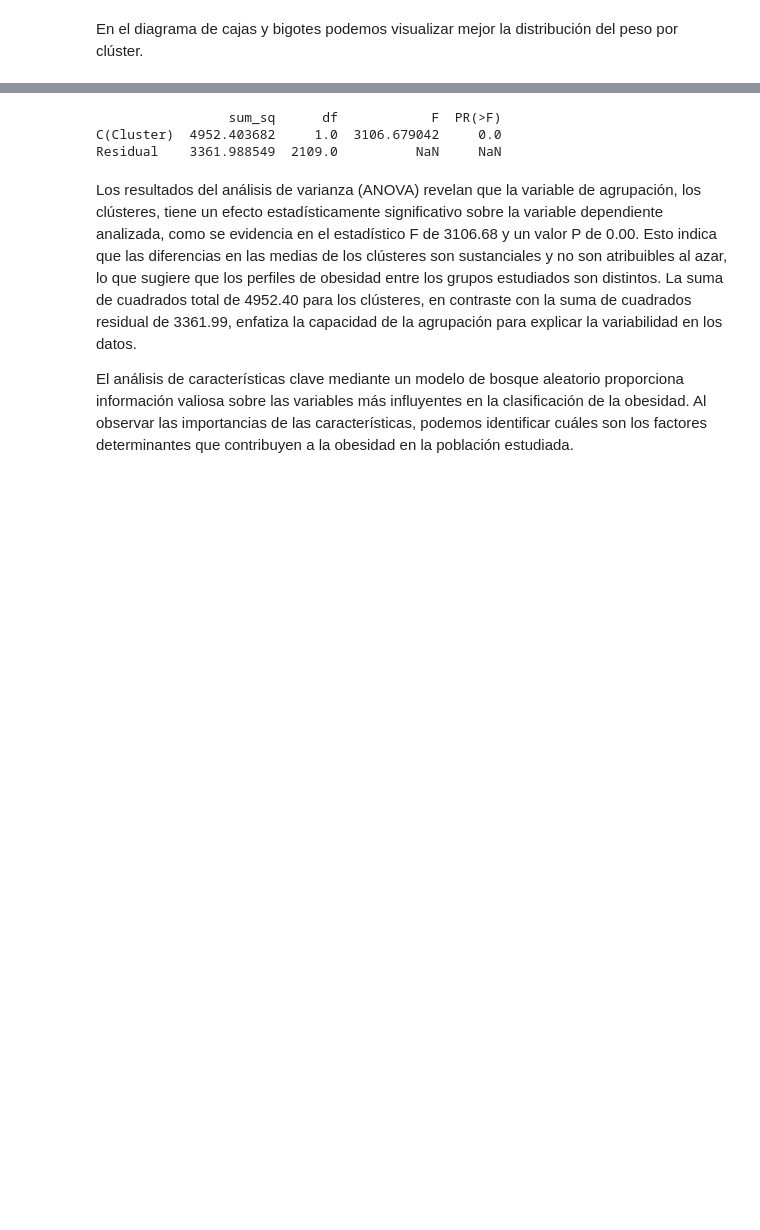
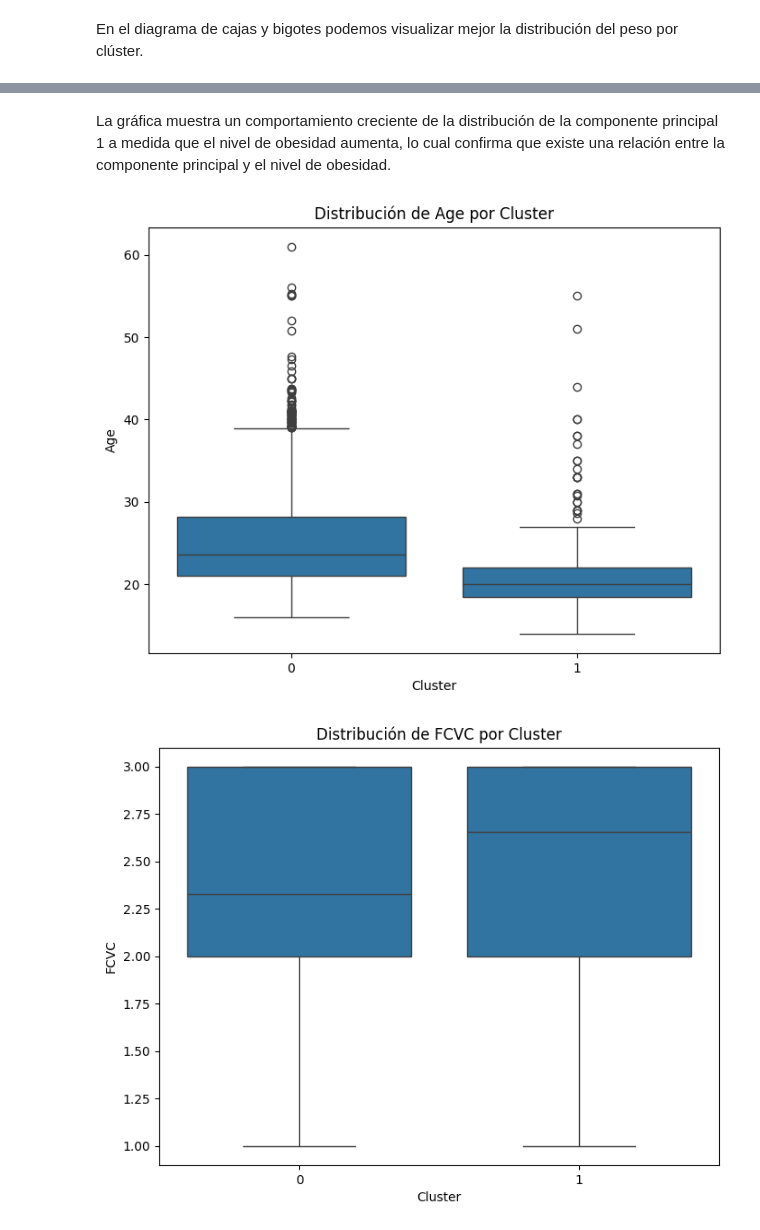
Before and after one commit to leidysvalencia/MachineLearning1-Proyecto-final, a Jupyter notebook: Proyecto3/Proyecto 3 - Agrupación de datos sobre obesidad.ipynb, the cells around one changed output, grey strips where cells are left out. Cells and saved outputs as stored; diff of their text form; code cells hidden in the pictures; blank space fills up the shorter version.

```diff
--- a/Proyecto3/Proyecto 3 - Agrupación de datos sobre obesidad.ipynb
+++ b/Proyecto3/Proyecto 3 - Agrupación de datos sobre obesidad.ipynb
@@ -609,13 +638,0 @@ El ANOVA permite determinar si hay diferencias significativas en la variable dep
-# %%
-#ANOVA
-anova = ols('NObeyesdad ~ C(Cluster)', data=obesity).fit()
-anova_table = sm.stats.anova_lm(anova, typ=2)
-print(anova_table)
-# %% [output]
-                 sum_sq      df            F  PR(>F)
-C(Cluster)  4952.403682     1.0  3106.679042     0.0
-Residual    3361.988549  2109.0          NaN     NaN
-# %% [markdown]
-Los resultados del análisis de varianza (ANOVA) revelan que la variable de agrupación, los clústeres, tiene un efecto estadísticamente significativo sobre la variable dependiente analizada, como se evidencia en el estadístico F de 3106.68 y un valor P de 0.00. Esto indica que las diferencias en las medias de los clústeres son sustanciales y no son atribuibles al azar, lo que sugiere que los perfiles de obesidad entre los grupos estudiados son distintos. La suma de cuadrados total de 4952.40 para los clústeres, en contraste con la suma de cuadrados residual de 3361.99, enfatiza la capacidad de la agrupación para explicar la variabilidad en los datos.
-
-El análisis de características clave mediante un modelo de bosque aleatorio proporciona información valiosa sobre las variables más influyentes en la clasificación de la obesidad. Al observar las importancias de las características, podemos identificar cuáles son los factores determinantes que contribuyen a la obesidad en la población estudiada.
@@ -721,0 +639,42 @@ print(f'Índice de Silueta para k={optimal_k}: {silhouette_avg:.2f}')
+# %%
+# Primero, combinamos pca_df con obesity en base al índice
+obesity = obesity.join(pca_df[['Componente Principal 1', 'Componente Principal 2']])
+
+# Crear el gráfico de bigotes
+
+fig = px.box(
+    obesity,
+    x='NObeyesdad',
+    y='Componente Principal 1',
+    title='Distribución de la Componente Principal 1 por Nivel de Obesidad',
+    labels={'NObeyesdad': 'Nivel de Obesidad', 'Componente Principal 1': 'Componente Principal 1'},
+    color='NObeyesdad',  # Para colorear por los niveles de obesidad
+    color_discrete_sequence=px.colors.qualitative.Set3  # Puedes elegir otro esquema de colores
+)
+
+# Mejorar la apariencia
+fig.update_layout(
+    xaxis_title='Nivel de Obesidad',
+    yaxis_title='Componente Principal 1',
+    template='seaborn',
+    width=1000,
+    height=800
+)
+
+# Mostrar el gráfico
+fig.show()
+# %% [markdown]
+La gráfica muestra un comportamiento creciente de la distribución de la componente principal 1 a medida que el nivel de obesidad aumenta, lo cual confirma que existe una relación entre la componente principal y el nivel de obesidad.
+# %%
+#Agregar las etiquetas de los clusters al data frame original
+obesity['Cluster']=pca_df['Cluster']
+
+#Visualizar la distribución de cada variable dentro de cada cluster
+for column in ['Age','FCVC', 'NCP', 'CH2O', 'FAF', 'TUE']:
+  plt.figure(figsize=(8,6))
+  sns.boxplot(x='Cluster', y=column, data=obesity)
+  plt.title(f'Distribución de {column} por Cluster')
+  plt.show()
+# %% [output]
+[figure, added]
+[figure, added]
```
Also changed, not shown: parts of 28 cells of this notebook.
